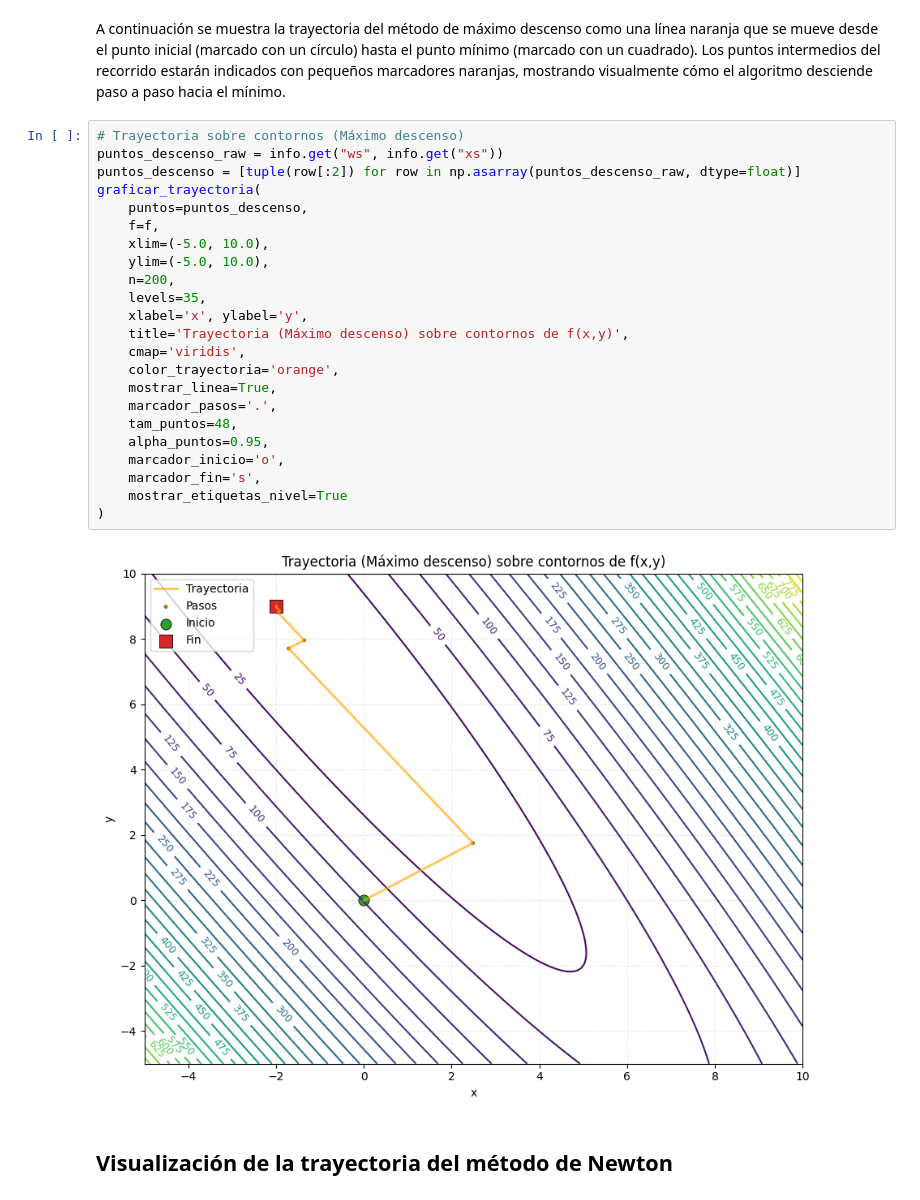
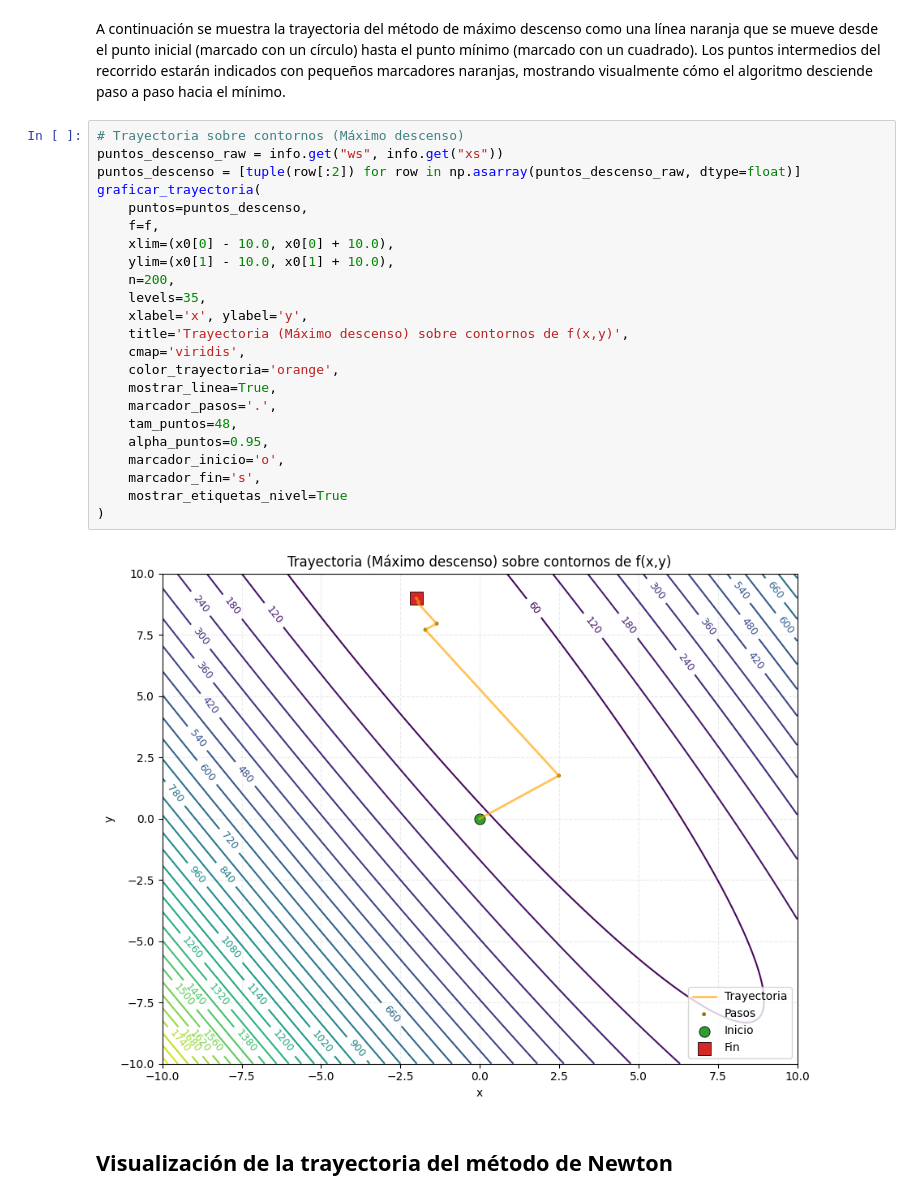
Before and after one commit to jery04/Optimization-Analysis-of-a-Quadratic-Model, a Jupyter notebook: analisis_optimizacion.ipynb, the cells around one changed output. Drawn from its saved outputs; the diff is of its cells as text.

Commit message:
Adjust plot limits dynamically based on initial point for trajectory graphs

```diff
--- a/analisis_optimizacion.ipynb
+++ b/analisis_optimizacion.ipynb
@@ -677,28 +677,28 @@ Los puntos intermedios del recorrido estarán indicados con pequeños marcadores
 # %%
 # Trayectoria sobre contornos (Máximo descenso)
 puntos_descenso_raw = info.get("ws", info.get("xs"))
 puntos_descenso = [tuple(row[:2]) for row in np.asarray(puntos_descenso_raw, dtype=float)]
 graficar_trayectoria(
     puntos=puntos_descenso,
     f=f,
-    xlim=(-5.0, 10.0),
-    ylim=(-5.0, 10.0),
+    xlim=(x0[0] - 10.0, x0[0] + 10.0),
+    ylim=(x0[1] - 10.0, x0[1] + 10.0),
     n=200,
     levels=35,
     xlabel='x', ylabel='y',
     title='Trayectoria (Máximo descenso) sobre contornos de f(x,y)',
     cmap='viridis',
     color_trayectoria='orange',
     mostrar_linea=True,
     marcador_pasos='.',
     tam_puntos=48,
     alpha_puntos=0.95,
     marcador_inicio='o',
     marcador_fin='s',
     mostrar_etiquetas_nivel=True
 )
 # %% [output]
-[figure, old version]
+[figure, new version]
 # %% [markdown]
 ## Visualización de la trayectoria del método de Newton
 # %% [markdown]
```
Also changed, not shown: parts of 1 cell of this notebook, 2 other files.
